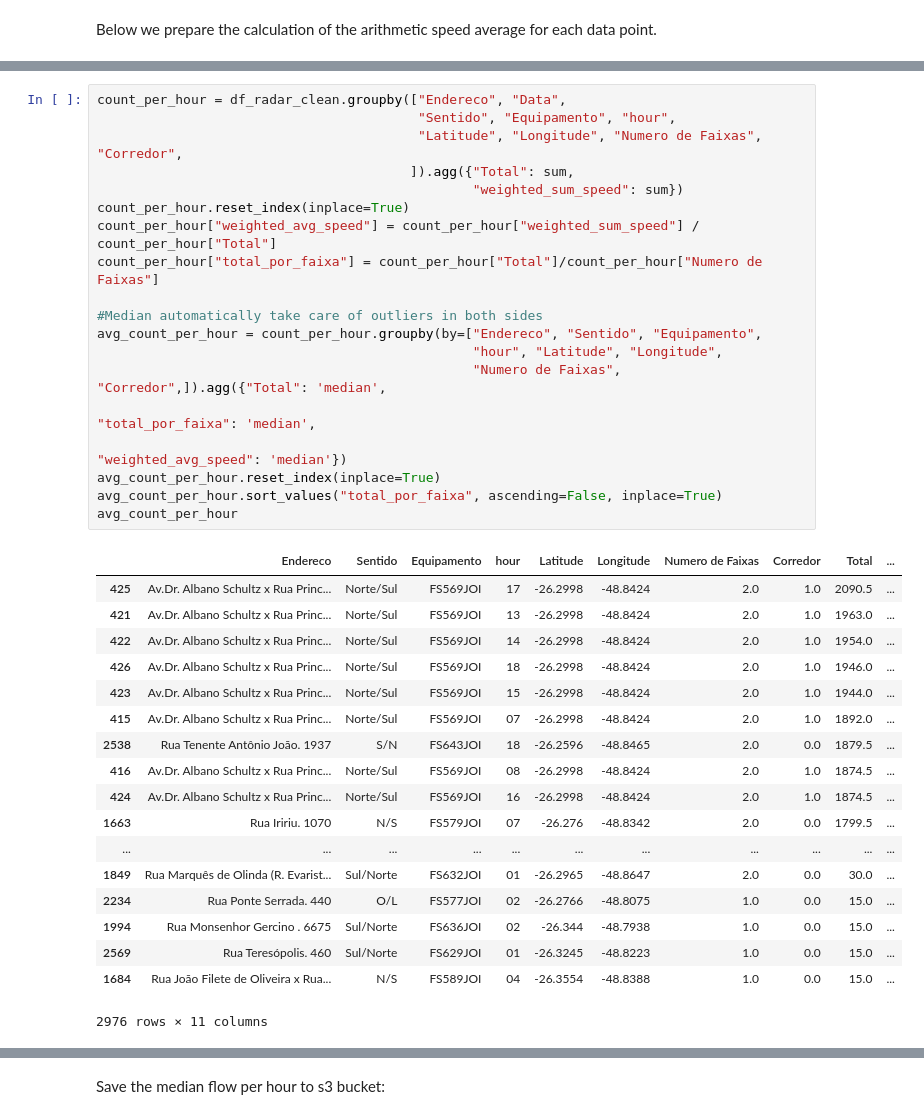
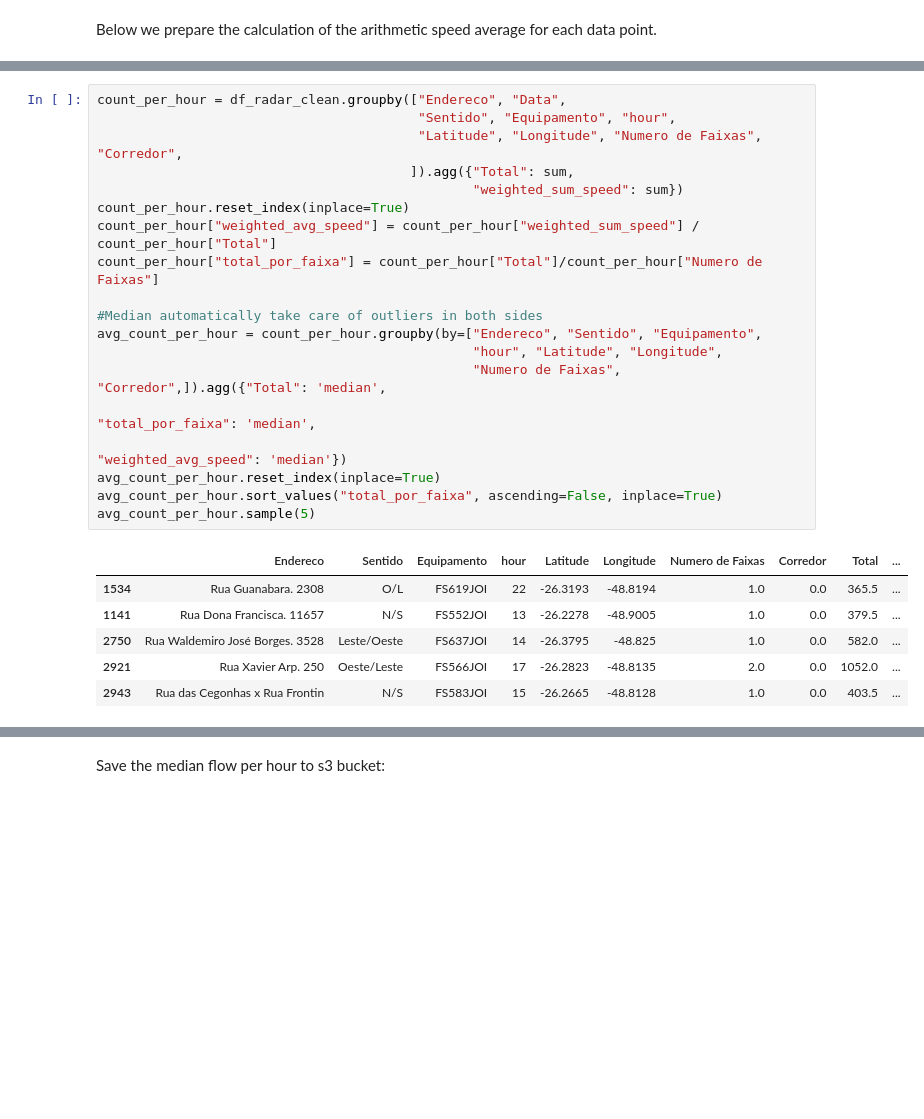
Before and after one commit to pmj-sepud/Joinville-Smart-Mobility, a Jupyter notebook: notebooks/reports/201803-GabrielBogo-Radar_data_cleaning.ipynb, the cells around one changed output, grey strips where cells are left out. Cells and saved outputs as stored; diff of their text form; blank space fills up the shorter version.

```diff
--- a/notebooks/reports/201803-GabrielBogo-Radar_data_cleaning.ipynb
+++ b/notebooks/reports/201803-GabrielBogo-Radar_data_cleaning.ipynb
@@ -238,41 +238,29 @@ df_radar_clean.head(1)
 # %%
 count_per_hour = df_radar_clean.groupby(["Endereco", "Data",
                                          "Sentido", "Equipamento", "hour",
                                          "Latitude", "Longitude", "Numero de Faixas", "Corredor",
                                         ]).agg({"Total": sum,
                                                 "weighted_sum_speed": sum})
 count_per_hour.reset_index(inplace=True)
 count_per_hour["weighted_avg_speed"] = count_per_hour["weighted_sum_speed"] / count_per_hour["Total"]
 count_per_hour["total_por_faixa"] = count_per_hour["Total"]/count_per_hour["Numero de Faixas"]
 
 #Median automatically take care of outliers in both sides
 avg_count_per_hour = count_per_hour.groupby(by=["Endereco", "Sentido", "Equipamento",
                                                 "hour", "Latitude", "Longitude",
                                                 "Numero de Faixas", "Corredor",]).agg({"Total": 'median',
                                                                                        "total_por_faixa": 'median',
                                                                                        "weighted_avg_speed": 'median'})
 avg_count_per_hour.reset_index(inplace=True)
 avg_count_per_hour.sort_values("total_por_faixa", ascending=False, inplace=True)
-avg_count_per_hour
+avg_count_per_hour.sample(5)
 # %% [output]
 |  | Endereco | Sentido | Equipamento | hour | Latitude | Longitude | Numero de Faixas | Corredor | Total | ... |
-| 425 | Av.Dr. Albano Schultz x Rua Princ... | Norte/Sul | FS569JOI | 17 | -26.2998 | -48.8424 | 2.0 | 1.0 | 2090.5 | ... |
-| 421 | Av.Dr. Albano Schultz x Rua Princ... | Norte/Sul | FS569JOI | 13 | -26.2998 | -48.8424 | 2.0 | 1.0 | 1963.0 | ... |
-| 422 | Av.Dr. Albano Schultz x Rua Princ... | Norte/Sul | FS569JOI | 14 | -26.2998 | -48.8424 | 2.0 | 1.0 | 1954.0 | ... |
-| 426 | Av.Dr. Albano Schultz x Rua Princ... | Norte/Sul | FS569JOI | 18 | -26.2998 | -48.8424 | 2.0 | 1.0 | 1946.0 | ... |
-| 423 | Av.Dr. Albano Schultz x Rua Princ... | Norte/Sul | FS569JOI | 15 | -26.2998 | -48.8424 | 2.0 | 1.0 | 1944.0 | ... |
-| 415 | Av.Dr. Albano Schultz x Rua Princ... | Norte/Sul | FS569JOI | 07 | -26.2998 | -48.8424 | 2.0 | 1.0 | 1892.0 | ... |
-| 2538 | Rua Tenente Antônio João. 1937 | S/N | FS643JOI | 18 | -26.2596 | -48.8465 | 2.0 | 0.0 | 1879.5 | ... |
-| 416 | Av.Dr. Albano Schultz x Rua Princ... | Norte/Sul | FS569JOI | 08 | -26.2998 | -48.8424 | 2.0 | 1.0 | 1874.5 | ... |
-| 424 | Av.Dr. Albano Schultz x Rua Princ... | Norte/Sul | FS569JOI | 16 | -26.2998 | -48.8424 | 2.0 | 1.0 | 1874.5 | ... |
-| 1663 | Rua Iririu. 1070 | N/S | FS579JOI | 07 | -26.276 | -48.8342 | 2.0 | 0.0 | 1799.5 | ... |
-| ... | ... | ... | ... | ... | ... | ... | ... | ... | ... | ... |
-| 1849 | Rua Marquês de Olinda (R. Evarist... | Sul/Norte | FS632JOI | 01 | -26.2965 | -48.8647 | 2.0 | 0.0 | 30.0 | ... |
-| 2234 | Rua Ponte Serrada. 440 | O/L | FS577JOI | 02 | -26.2766 | -48.8075 | 1.0 | 0.0 | 15.0 | ... |
-| 1994 | Rua Monsenhor Gercino . 6675 | Sul/Norte | FS636JOI | 02 | -26.344 | -48.7938 | 1.0 | 0.0 | 15.0 | ... |
-| 2569 | Rua Teresópolis. 460 | Sul/Norte | FS629JOI | 01 | -26.3245 | -48.8223 | 1.0 | 0.0 | 15.0 | ... |
-| 1684 | Rua João Filete de Oliveira x Rua... | N/S | FS589JOI | 04 | -26.3554 | -48.8388 | 1.0 | 0.0 | 15.0 | ... |
+| 1534 | Rua Guanabara. 2308 | O/L | FS619JOI | 22 | -26.3193 | -48.8194 | 1.0 | 0.0 | 365.5 | ... |
+| 1141 | Rua Dona Francisca. 11657 | N/S | FS552JOI | 13 | -26.2278 | -48.9005 | 1.0 | 0.0 | 379.5 | ... |
+| 2750 | Rua Waldemiro José Borges. 3528 | Leste/Oeste | FS637JOI | 14 | -26.3795 | -48.825 | 1.0 | 0.0 | 582.0 | ... |
+| 2921 | Rua Xavier Arp. 250 | Oeste/Leste | FS566JOI | 17 | -26.2823 | -48.8135 | 2.0 | 0.0 | 1052.0 | ... |
+| 2943 | Rua das Cegonhas x Rua Frontin | N/S | FS583JOI | 15 | -26.2665 | -48.8128 | 1.0 | 0.0 | 403.5 | ... |
-2976 rows × 11 columns
 # %%
 fig, ax = plt.subplots()
 
```
Also changed, not shown: parts of 4 cells of this notebook, 1 other file.
